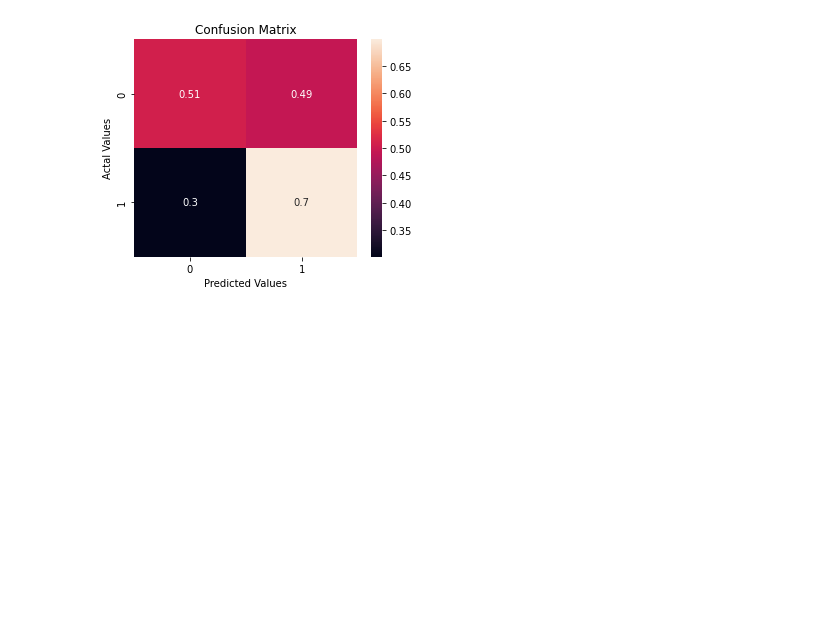
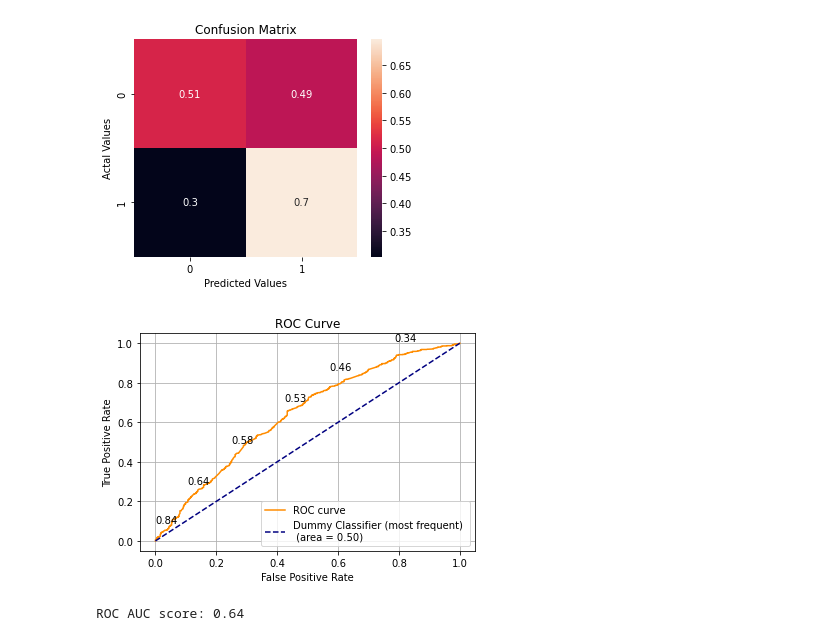
Before and after one commit to markoc1120/OKCupid_Project, a Jupyter notebook: date-a-scientist.ipynb, the cells around one changed output. Saved outputs shown, nothing was run; the diff lists cells and outputs as text; code cells hidden in the pictures; blank space fills up the shorter version.

```diff
--- a/date-a-scientist.ipynb
+++ b/date-a-scientist.ipynb
@@ -463,10 +495,19 @@ weighted avg       0.61      0.62      0.61      1269
 # %% [markdown]
 ### Using oversampling method
 # %%
-(actual, prediction) = make_classification(labels, feature, .3, 1000, oversampling=True)
+(actual, prediction, pred_prob, X_train, Y_train, X_test) = make_classification(labels, feature, .3, 1000, oversampling=True)
 make_cm(actual, prediction, 'true')
 # %% [output]
 [figure]
+# %%
+make_roc_curve(actual, pred_prob, X_train, Y_train, X_test)
+# %% [output]
+[figure, added]
+# %%
+roc_auc = roc_auc_score(actual, pred_prob[:,1])
+print(f'ROC AUC score: {round(roc_auc, 2)}')
+# %% [output]
+ROC AUC score: 0.64
 # %%
 evaluation_metrics(actual, prediction)
 # %% [output]
```
Also changed, not shown: parts of 8 cells of this notebook.
